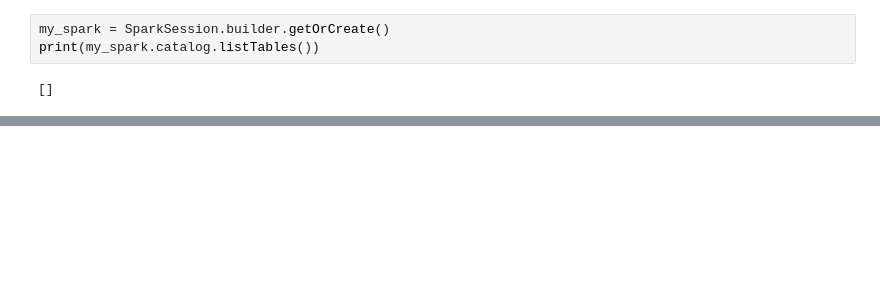
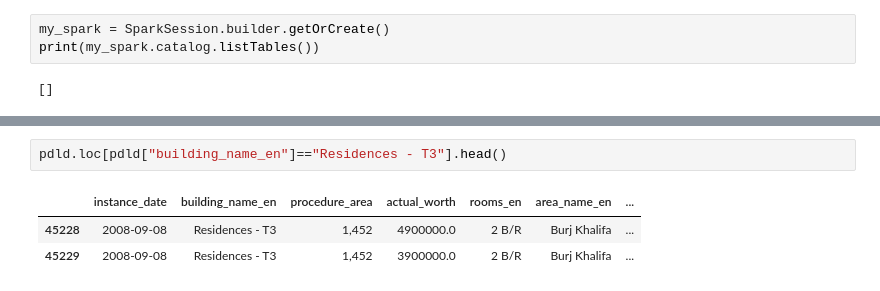
Before and after one commit to Hadi-Hashemi-Nejad/Real-Estate, a Jupyter notebook: Cleaning/temp_Cleaner.ipynb, the cells around one changed output, grey strips where cells are left out. Drawn from its saved outputs; the diff is of its cells as text; blank space fills up the shorter version.

```diff
--- a/Cleaning/temp_Cleaner.ipynb
+++ b/Cleaning/temp_Cleaner.ipynb
@@ -209,0 +342,6 @@ find
+# %%
+pdld.loc[pdld["building_name_en"]=="Residences - T3"].head()
+# %% [output]
+|  | instance_date | building_name_en | procedure_area | actual_worth | rooms_en | area_name_en | ... |
+| 45228 | 2008-09-08 | Residences - T3 | 1,452 | 4900000.0 | 2 B/R | Burj Khalifa | ... |
+| 45229 | 2008-09-08 | Residences - T3 | 1,452 | 3900000.0 | 2 B/R | Burj Khalifa | ... |
```
Also changed, not shown: parts of 24 cells of this notebook, 8 other files.
